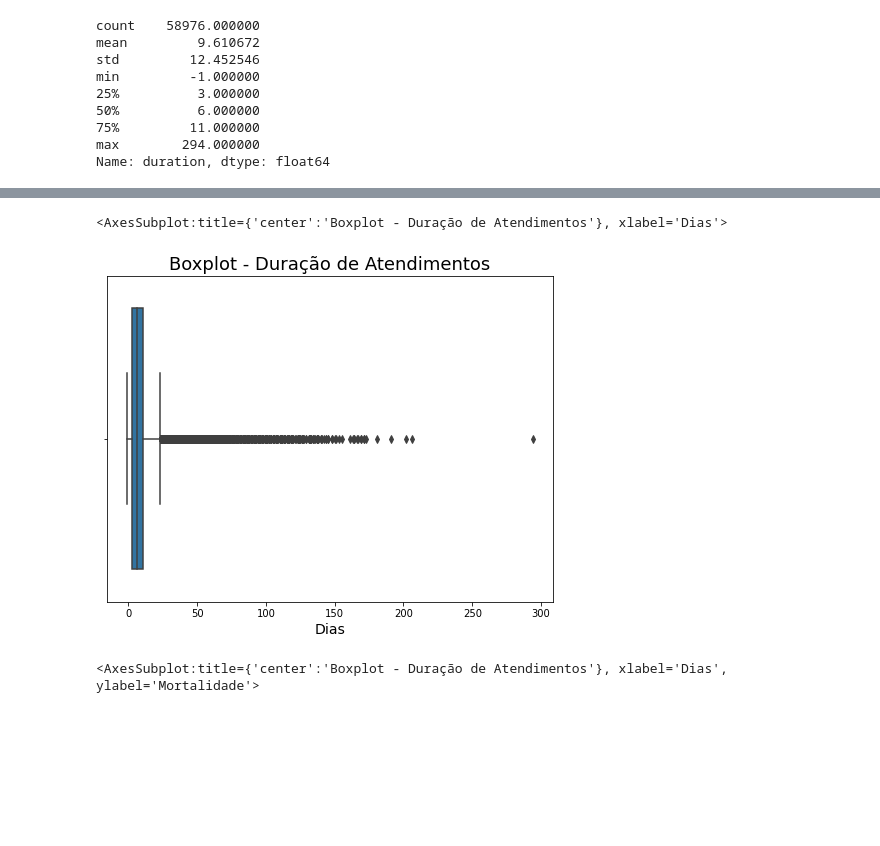
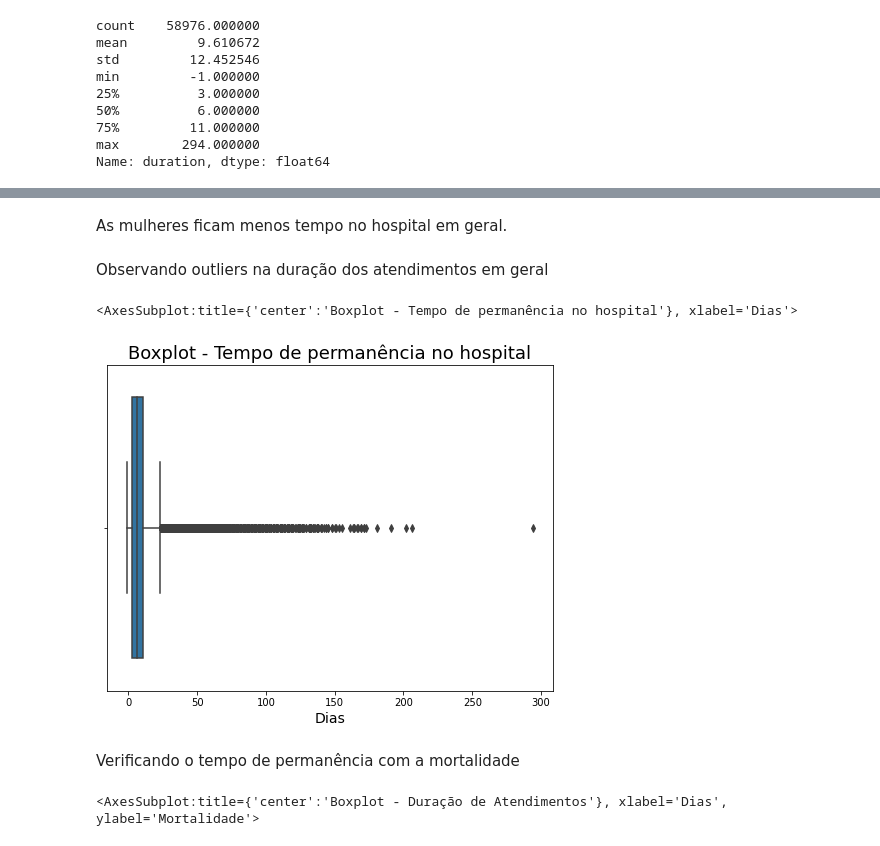
Before and after one commit to camila-cg/mimic-3, a Jupyter notebook: análise-exploratória.ipynb, the cells around one changed output, grey strips where cells are left out. Saved outputs shown, nothing was run; the diff lists cells and outputs as text; code cells hidden in the pictures; blank space fills up the shorter version.

```diff
--- a/análise-exploratória.ipynb
+++ b/análise-exploratória.ipynb
@@ -232,0 +386,4 @@ tam_admissions
+# %%
+admissions_df = pd.read_csv('C:\csvMimic\\admissions-with-gender.csv')
+tam_admissions  = admissions_df.shape[0]
+tam_admissions
@@ -300,8 +461,8 @@ True
 # %% [markdown]
 Dado que não temos dados faltantes, vamos calcular a duração de cada atendimento em dias
 # %%
-admissions_df['ADMITTIME'] = pd.to_datetime(admissions_df['ADMITTIME'])
-admissions_df['DISCHTIME'] = pd.to_datetime(admissions_df['DISCHTIME'])
+admissions_df['admittime'] = pd.to_datetime(admissions_df['admittime'])
+admissions_df['dischtime'] = pd.to_datetime(admissions_df['dischtime'])
 
-admissions_df['duration'] = (admissions_df['DISCHTIME'] - admissions_df['ADMITTIME']).dt.days
+admissions_df['duration'] = (admissions_df['dischtime'] - admissions_df['admittime']).dt.days
 # %% [markdown]
@@ -321,10 +491,16 @@ Name: duration, dtype: float64
+# %% [markdown]
+As mulheres ficam menos tempo no hospital em geral.
+# %% [markdown]
+Observando outliers na duração dos atendimentos em geral
 # %%
 ax = sns.boxplot(x = 'duration', data=admissions_df, orient='h')
 ax.figure.set_size_inches(8,6)
-ax.set_title('Boxplot - Duração de Atendimentos', fontsize=18)
+ax.set_title('Boxplot - Tempo de permanência no hospital', fontsize=18)
 ax.set_xlabel('Dias', fontsize=14)
 ax
 # %% [output]
-<AxesSubplot:title={'center':'Boxplot - Duração de Atendimentos'}, xlabel='Dias'>
+<AxesSubplot:title={'center':'Boxplot - Tempo de permanência no hospital'}, xlabel='Dias'>
-[figure, old version]
+[figure, new version]
+# %% [markdown]
+Verificando o tempo de permanência com a mortalidade
 # %%
```
Also changed, not shown: parts of 66 cells of this notebook.
